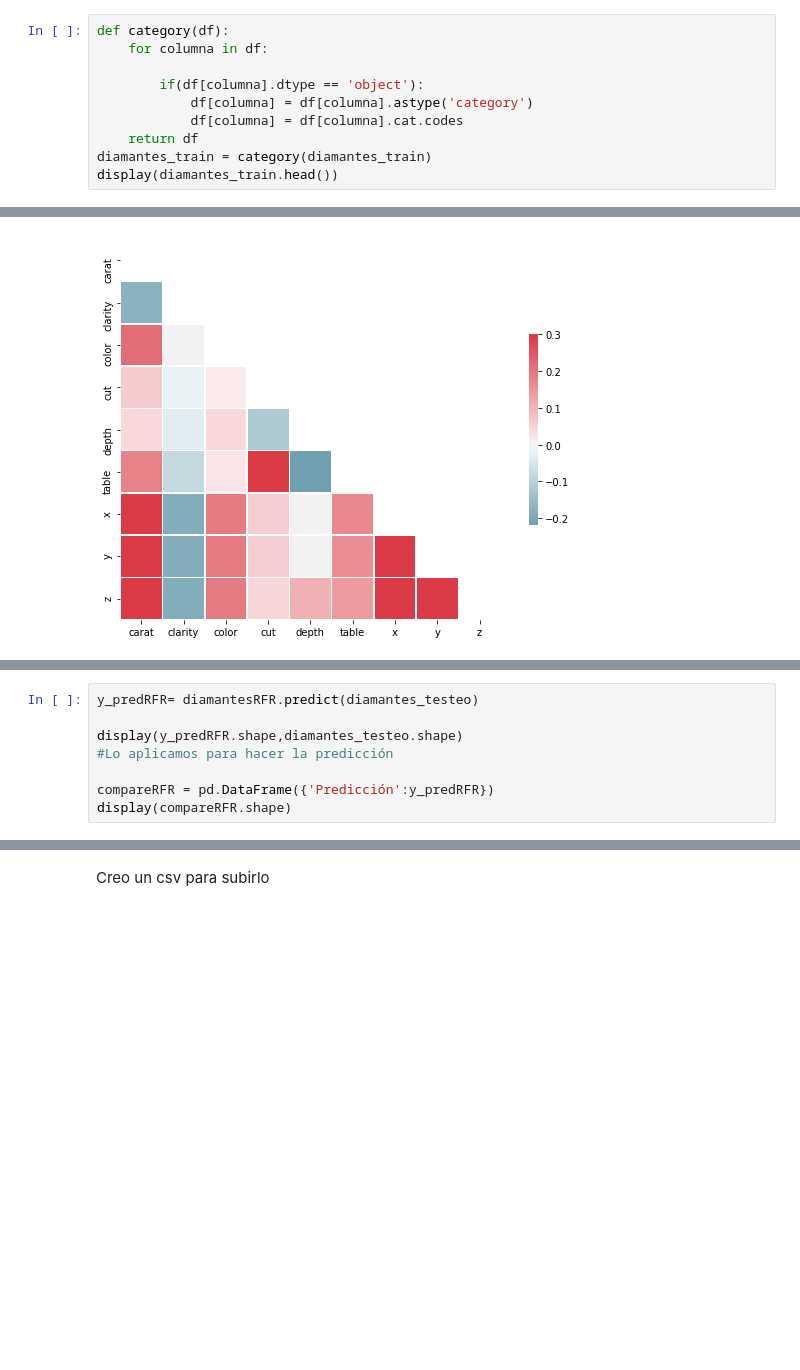
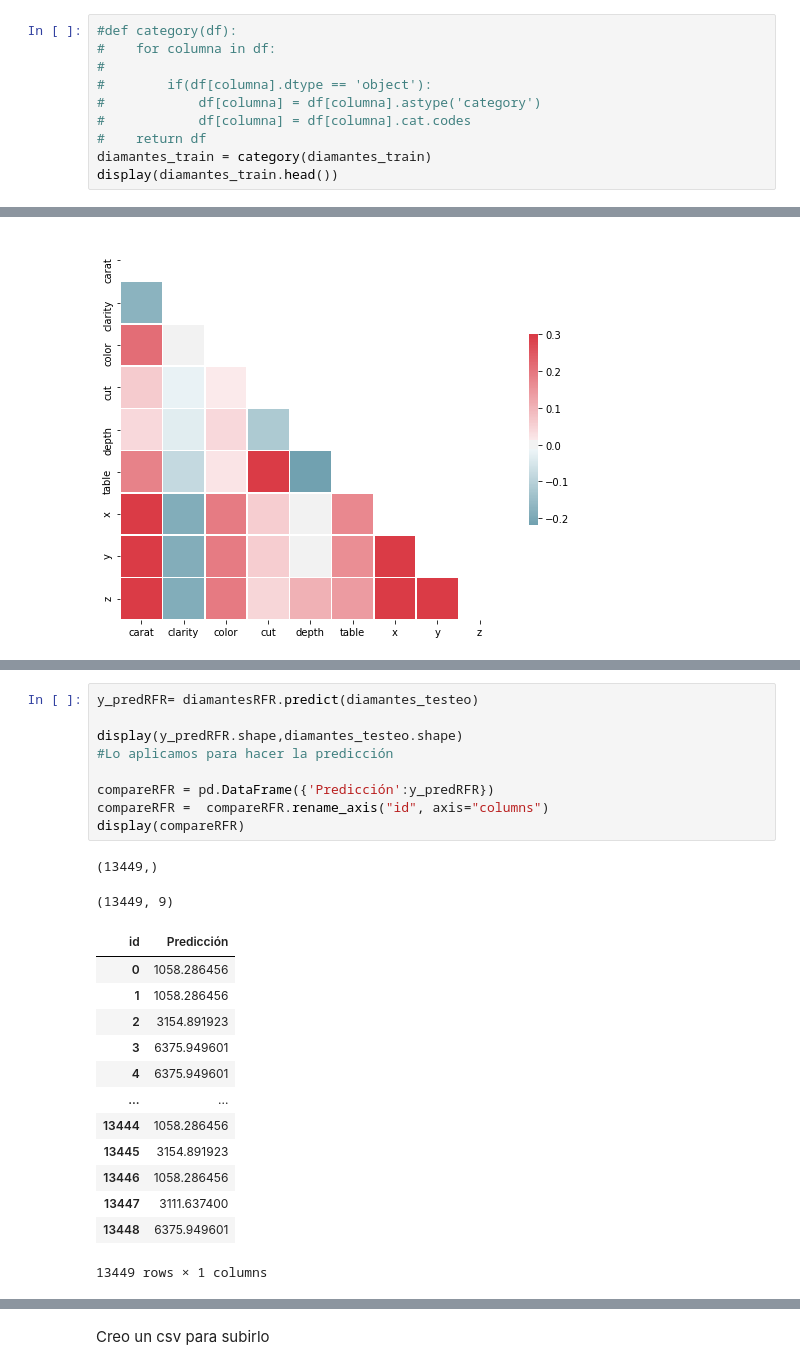
Before and after one commit to Sergio-Perez/ProyectoDiamantes, a Jupyter notebook: DiamonProyect.ipynb, the cells around one changed output, grey strips where cells are left out. Drawn from its saved outputs; the diff is of its cells as text; blank space fills up the shorter version.

```diff
--- a/DiamonProyect.ipynb
+++ b/DiamonProyect.ipynb
@@ -104,13 +110,13 @@ memory usage: 3.1+ MB
 # %% [markdown]
 Hago categoricas las columnas que tienen tipo object.Y los pasamos a valores numéricos
 # %%
-def category(df):
-    for columna in df:
-
-        if(df[columna].dtype == 'object'):
-            df[columna] = df[columna].astype('category')
-            df[columna] = df[columna].cat.codes
-    return df
+#def category(df):
+#    for columna in df:
+#
+#        if(df[columna].dtype == 'object'):
+#            df[columna] = df[columna].astype('category')
+#            df[columna] = df[columna].cat.codes
+#    return df
 diamantes_train = category(diamantes_train)
 display(diamantes_train.head())
 # %% [output]
@@ -209,8 +242,25 @@ Pruebo el RandomForestRegressor
 # %%
 y_predRFR= diamantesRFR.predict(diamantes_testeo)
 
 display(y_predRFR.shape,diamantes_testeo.shape)
 #Lo aplicamos para hacer la predicción
 
 compareRFR = pd.DataFrame({'Predicción':y_predRFR})
-display(compareRFR.shape)
+compareRFR =  compareRFR.rename_axis("id", axis="columns")
+display(compareRFR)
+# %% [output]
+(13449,)
+(13449, 9)
+| id | Predicción |
+| 0 | 1058.286456 |
+| 1 | 1058.286456 |
+| 2 | 3154.891923 |
+| 3 | 6375.949601 |
+| 4 | 6375.949601 |
+| ... | ... |
+| 13444 | 1058.286456 |
+| 13445 | 3154.891923 |
+| 13446 | 1058.286456 |
+| 13447 | 3111.637400 |
+| 13448 | 6375.949601 |
+13449 rows × 1 columns
```
Also changed, not shown: parts of 31 cells of this notebook, 4 other files.
